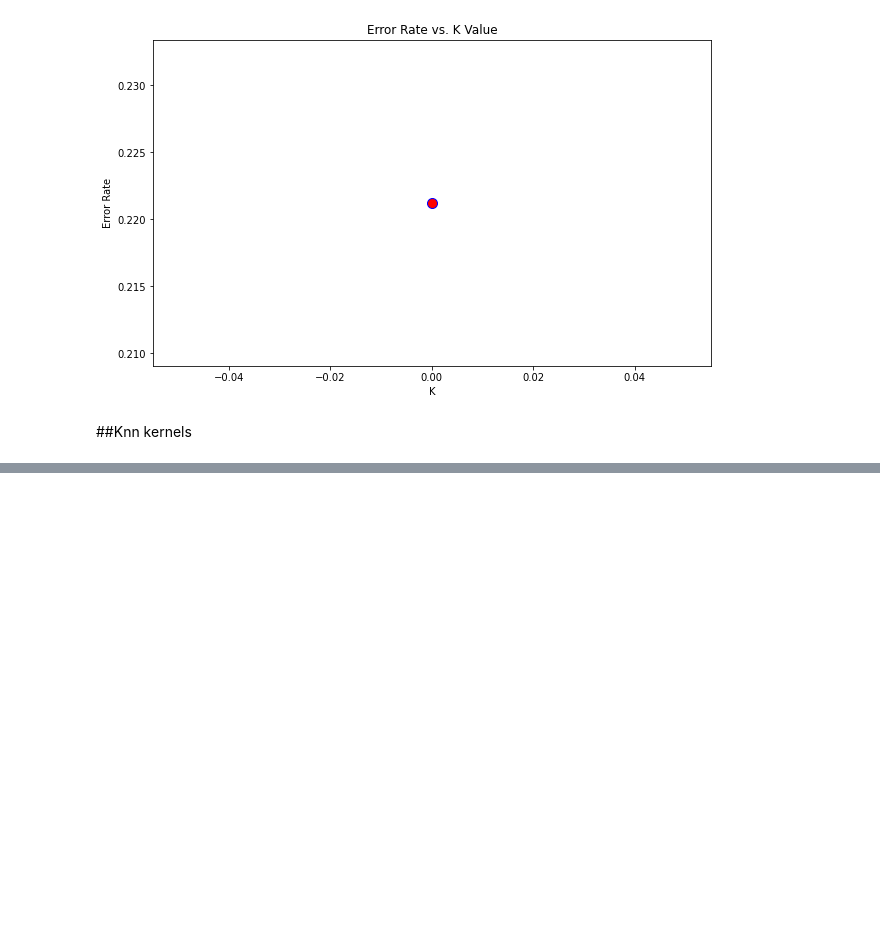
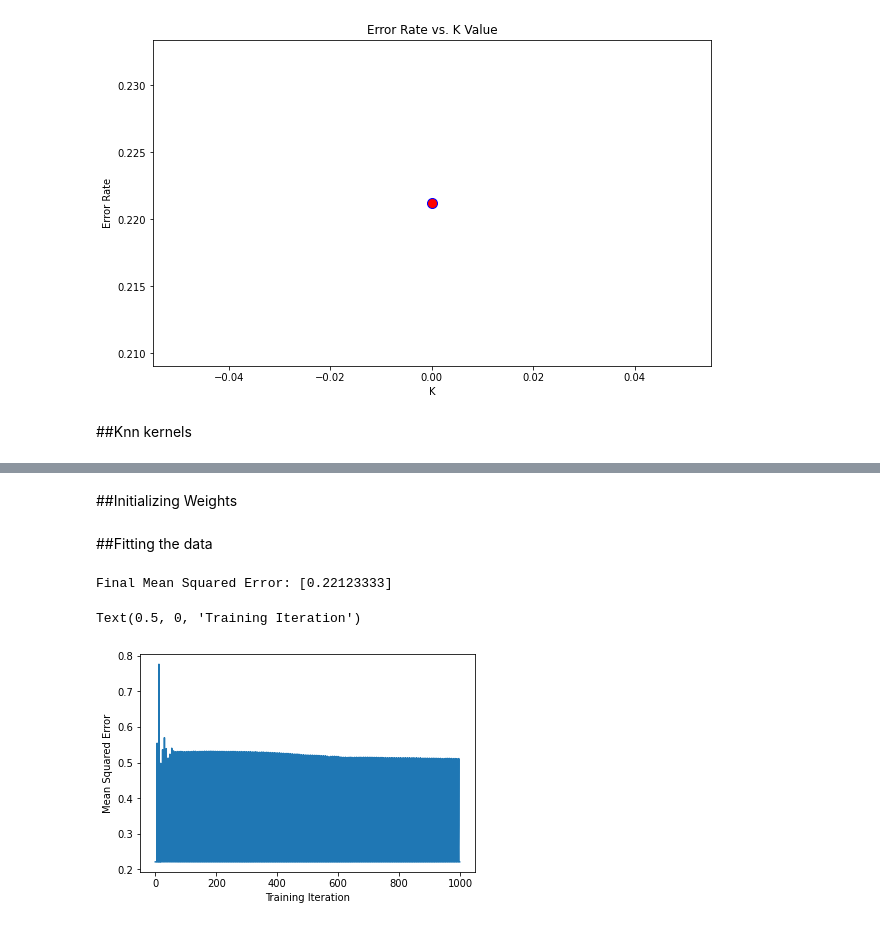
Before and after one commit to kronze1996/Credit-Card-Default, a Jupyter notebook: Kartikey_Sharma_Team_3_Capstone_Project_3.ipynb, the cells around one changed output, grey strips where cells are left out. Cells and saved outputs as stored; diff of their text form; code cells hidden in the pictures; blank space fills up the shorter version.

```diff
--- a/Kartikey_Sharma_Team_3_Capstone_Project_3.ipynb
+++ b/Kartikey_Sharma_Team_3_Capstone_Project_3.ipynb
@@ -598,0 +605,16 @@ Text(0, 0.5, 'Error Rate')
+# %%
+X_train = final_df.drop('default payment next month', inplace=False, axis=1) #remove 'target' column from input features
+y_train = final_df['default payment next month'] #stores target (1 or 0) in a separate array
+
+#since we shuffled, the index numbers were messed up, this resets them
+X_train = X_train.reset_index(drop=True)
+y_train = y_train.reset_index(drop=True)
+
+#convert to numpy arrays with float values
+X_train = np.array(X_train, dtype=float)
+y_train = np.array(y_train, dtype=float)
+
+#reshape y_train to make matrix multiplication possible
+y_train = np.array(y_train).reshape(-1, 1)
+# %% [markdown]
+##Initializing Weights
@@ -598,0 +647,33 @@ Text(0, 0.5, 'Error Rate')
+# %% [markdown]
+##Fitting the data
+# %%
+simple_nn = Perceptron(X_train, y_train)
+training_iterations = 1000
+
+history = [] #we will store how the mean squared error changes after each iteration in this array
+
+def mse(yhat, y):
+    sum = 0.0
+    for pred, label in zip(yhat, y):
+        sum += (pred-label)**2
+    return sum/len(yhat)
+
+for i in range(training_iterations):
+    simple_nn.forward_prop()
+    simple_nn.back_prop()
+    yhat = simple_nn.forward_prop()
+    history.append(mse(yhat, simple_nn.label))
+
+
+
+yhat = simple_nn.forward_prop()
+print(f'Final Mean Squared Error: {mse(yhat, simple_nn.label)}')
+# %% [output]
+Final Mean Squared Error: [0.22123333]
+# %%
+plt.plot(history)
+plt.ylabel('Mean Squared Error')
+plt.xlabel('Training Iteration')
+# %% [output]
+Text(0.5, 0, 'Training Iteration')
+[figure, added]
```
Also changed, not shown: parts of 7 cells of this notebook.
